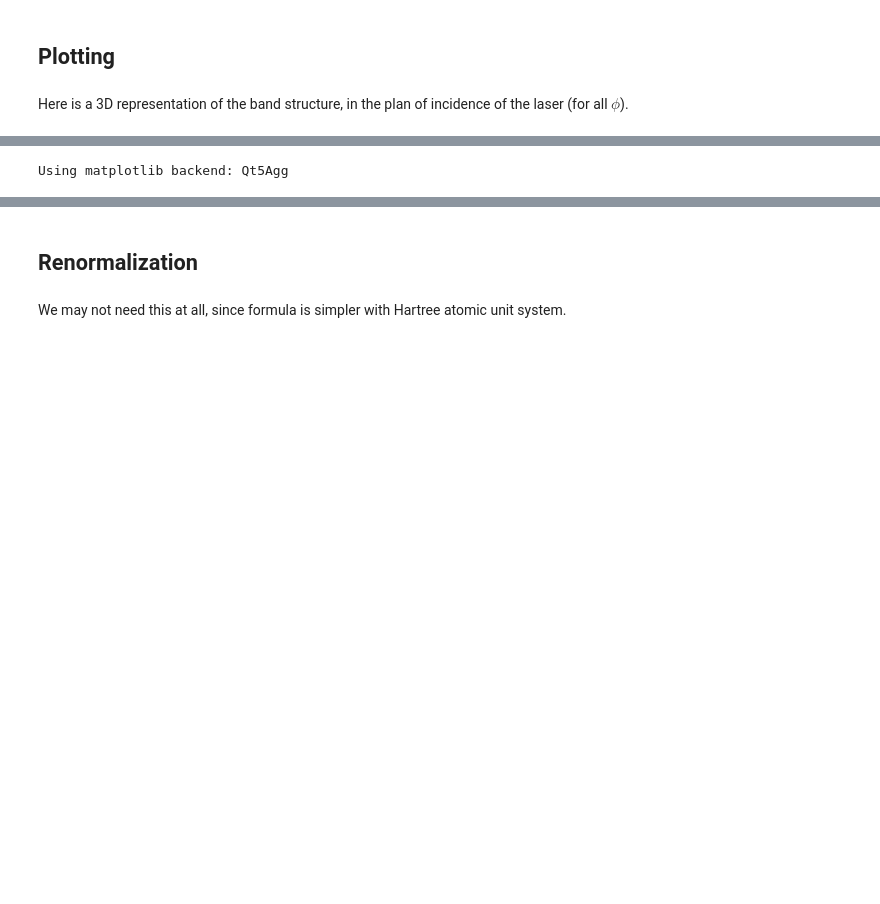
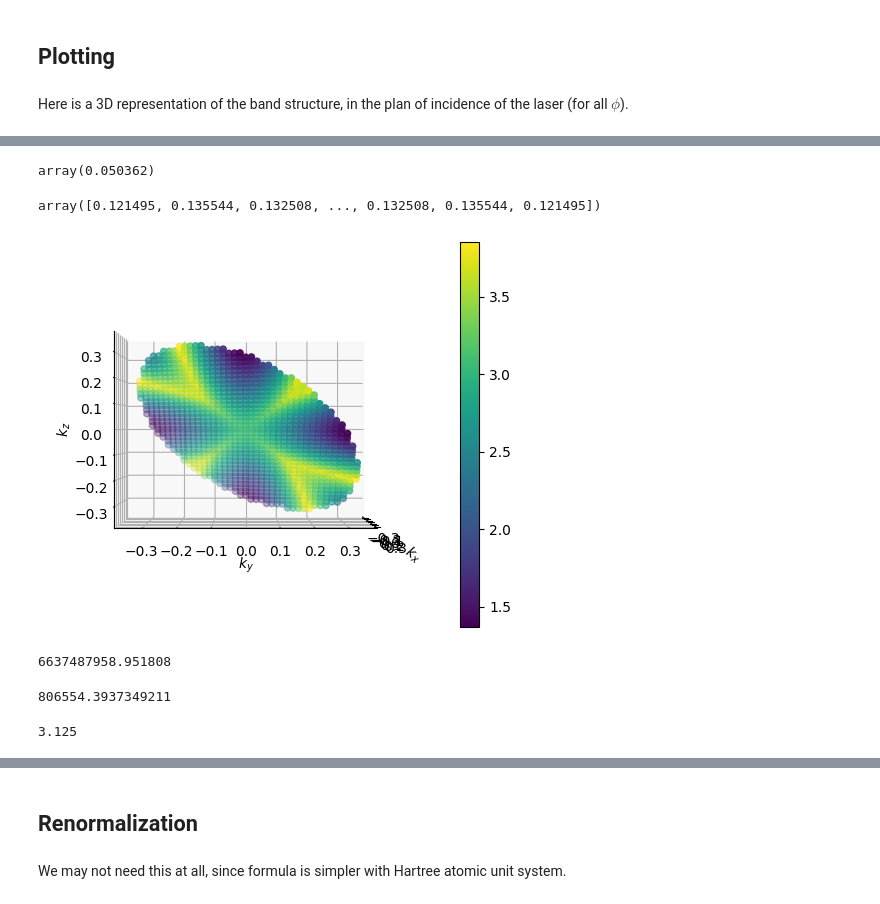
Before and after one commit to tjyderrien/octopus-quantumlap, a Jupyter notebook: Maths/Tibo-biatrisrv/Kozak/Bandstructure-3D-BetterDataStructure.ipynb, the cells around one changed output, grey strips where cells are left out. Cells and saved outputs as stored; diff of their text form; code cells hidden in the pictures; blank space fills up the shorter version.

```diff
--- a/Maths/Tibo-biatrisrv/Kozak/Bandstructure-3D-BetterDataStructure.ipynb
+++ b/Maths/Tibo-biatrisrv/Kozak/Bandstructure-3D-BetterDataStructure.ipynb
@@ -1042,6 +947,4 @@ Coordinates:
 kpx=PlaneOfInterest[PlaneOfInterest].kx
 kpy=PlaneOfInterest[PlaneOfInterest].ky
 kpz=PlaneOfInterest[PlaneOfInterest].kz
-# %%
-bandindex=0
 # %%
@@ -1062,6 +967,8 @@ band_kz0_13=band_kz0.str[12][:]
+# %%
+band_kz0_sel=band_kz0.sel(band=bandindex)
 # %%
-# band_kz0_sel=band_kz0_sel.sortby(['kx', 'ky', 'kz'])
-band_kz0_1=band_kz0_1.sortby(['kx', 'ky', 'kz'])
+band_kz0_sel=band_kz0_sel.sortby(['kx', 'ky', 'kz'])
+"""band_kz0_1=band_kz0_1.sortby(['kx', 'ky', 'kz'])
 band_kz0_2=band_kz0_2.sortby(['kx', 'ky', 'kz'])
 band_kz0_3=band_kz0_3.sortby(['kx', 'ky', 'kz'])
 band_kz0_4=band_kz0_4.sortby(['kx', 'ky', 'kz'])
@@ -1073,4 +980,4 @@ band_kz0_9=band_kz0_9.sortby(['kx', 'ky', 'kz'])
 band_kz0_10=band_kz0_10.sortby(['kx', 'ky', 'kz'])
 band_kz0_11=band_kz0_11.sortby(['kx', 'ky', 'kz'])
 band_kz0_12=band_kz0_12.sortby(['kx', 'ky', 'kz'])
-band_kz0_13=band_kz0_13.sortby(['kx', 'ky', 'kz'])
+band_kz0_13=band_kz0_13.sortby(['kx', 'ky', 'kz'])"""
@@ -1077,7 +986,7 @@ band_kz0_13=band_kz0_13.sortby(['kx', 'ky', 'kz'])
 # %%
 # These are vectors to represent fields on the defined surface
-kp1 = band_kz0_1.ky + band_kz0_1.kz
-kp2 = band_kz0_1.kx + band_kz0_1.kz
+kp1 = band_kz0_sel.ky + band_kz0_sel.kz
+kp2 = band_kz0_sel.kx + band_kz0_sel.kz
 # %%
 """kx = np.reshape(band_kz0['kx'].values, (kgrid,kgrid))
 ky = np.reshape(band_kz0['ky'].values, (kgrid,kgrid))"""
@@ -1093,0 +1036,4 @@ Here is a 3D representation of the band structure, in the plan of incidence of t
+# %%
+np.min(band_kz0_sel).eigenvalues.values
+# %% [output]
+array(0.050362)
@@ -1094,16 +1043,27 @@ Here is a 3D representation of the band structure, in the plan of incidence of t
+# %%
+band_kz0_sel.eigenvalues.values
+# %% [output]
+array([0.121495, 0.135544, 0.132508, ..., 0.132508, 0.135544, 0.121495])
 # %%
-%matplotlib
+%matplotlib inline
+#inline, widget
 # Create a 3D surface plot
 import matplotlib.pyplot as plt
 fig = plt.figure(figsize=(7,5))
 ax = fig.add_subplot(111, projection='3d')
-sc=ax.scatter(kp1.kx, kp1.ky, kp1.kz, c=Hartree_to_eV*band_kz0_5)
+# sc=ax.scatter(kp1.kx, kp1.ky, kp1.kz, c=Hartree_to_eV*band_kz0_sel)
+sc=ax.scatter(kp1.kx, kp1.ky, kp1.kz, c=Hartree_to_eV*band_kz0_sel.eigenvalues,  cmap='viridis')
 ax.set_xlabel(r'$k_x$')
 ax.set_ylabel(r'$k_y$')
 ax.set_zlabel(r'$k_z$')
 # ax.view_init(elev=90, azim=-90) #1, 1, -1
 ax.view_init(elev=0, azim=0) #1, -1, -1
 fig.colorbar(sc)
 plt.show()
 # %% [output]
-Using matplotlib backend: Qt5Agg
+[figure, added]
+# %%
+ksplitting_norm=np.sqrt(0.05**2+0.1**2)
+print(ksplitting_norm*np.pi/a0)
+# %% [output]
+6637487958.951808
@@ -1110,3 +1072,11 @@ Using matplotlib backend: Qt5Agg
+# %%
+(e/h/c)
+# %% [output]
+806554.3937349211
+# %%
+1E4/3200e-9/1E9
+# %% [output]
+3.125
 # %%
 pwd
 # %% [output]
```
Also changed, not shown: parts of 136 cells of this notebook.
